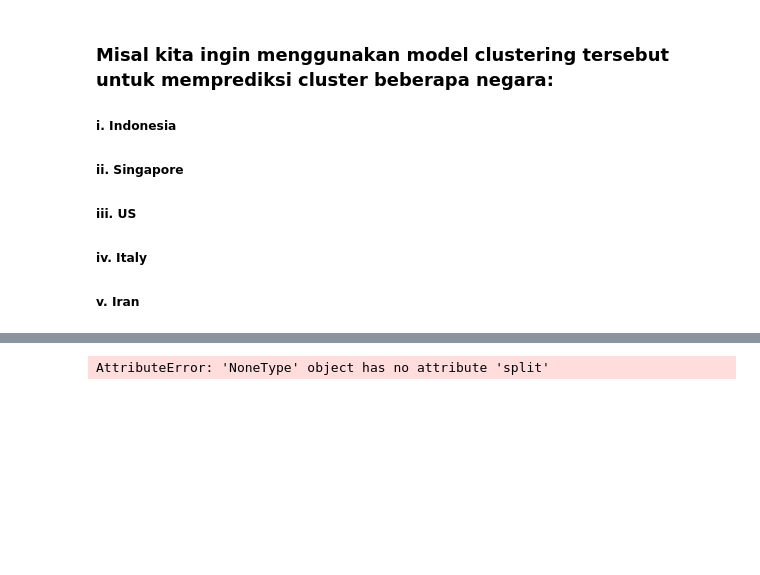
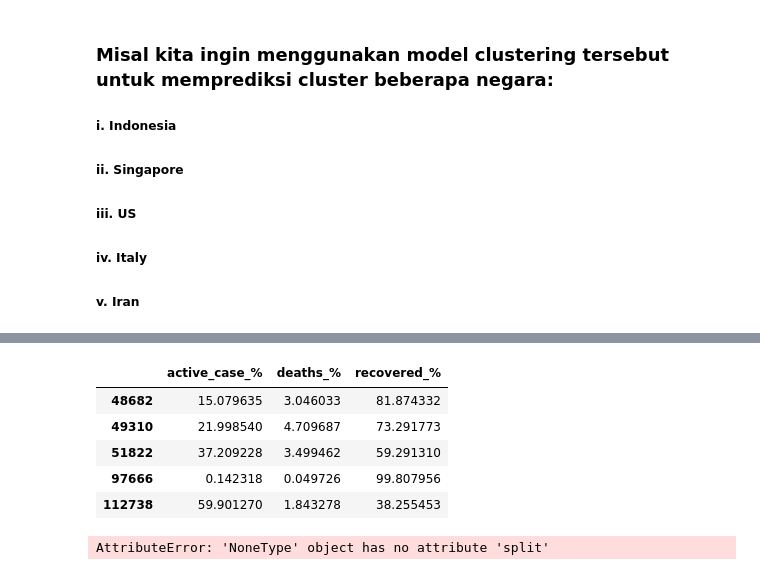
Before and after one commit to danielbeltsazar99/My-Mini-Projects, a Jupyter notebook: Data Science Projects/Classification/Covid-19 Analysis/Covid Analysis.ipynb, the cells around one changed output, grey strips where cells are left out. Saved outputs shown, nothing was run; the diff lists cells and outputs as text; code cells hidden in the pictures; blank space fills up the shorter version.

```diff
--- a/Data Science Projects/Classification/Covid-19 Analysis/Covid Analysis.ipynb
+++ b/Data Science Projects/Classification/Covid-19 Analysis/Covid Analysis.ipynb
@@ -602,6 +605,15 @@ df_cluster
 | 51822 | Italy | 1843712.0 | 64520.0 | 1093161.0 | Europe | nontropic | 686031.0 | 37.209228 | 3.499462 | ... |
 | 97666 | Singapore | 58320.0 | 29.0 | 58208.0 | Asia & Pacific | tropic | 83.0 | 0.142318 | 0.049726 | ... |
 | 112738 | US | 16463227.0 | 303463.0 | 6298082.0 | North America | nontropic | 9861682.0 | 59.901270 | 1.843278 | ... |
+# %%
+df_cluster[['active_case_%','deaths_%','recovered_%']]
+# %% [output]
+|  | active_case_% | deaths_% | recovered_% |
+| 48682 | 15.079635 | 3.046033 | 81.874332 |
+| 49310 | 21.998540 | 4.709687 | 73.291773 |
+| 51822 | 37.209228 | 3.499462 | 59.291310 |
+| 97666 | 0.142318 | 0.049726 | 99.807956 |
+| 112738 | 59.901270 | 1.843278 | 38.255453 |
 # %%
 y_kmeans = kmeans.predict(df_cluster[['active_case_%','deaths_%','recovered_%']])
 y_kmeans
```
Also changed, not shown: parts of 3 cells of this notebook.
